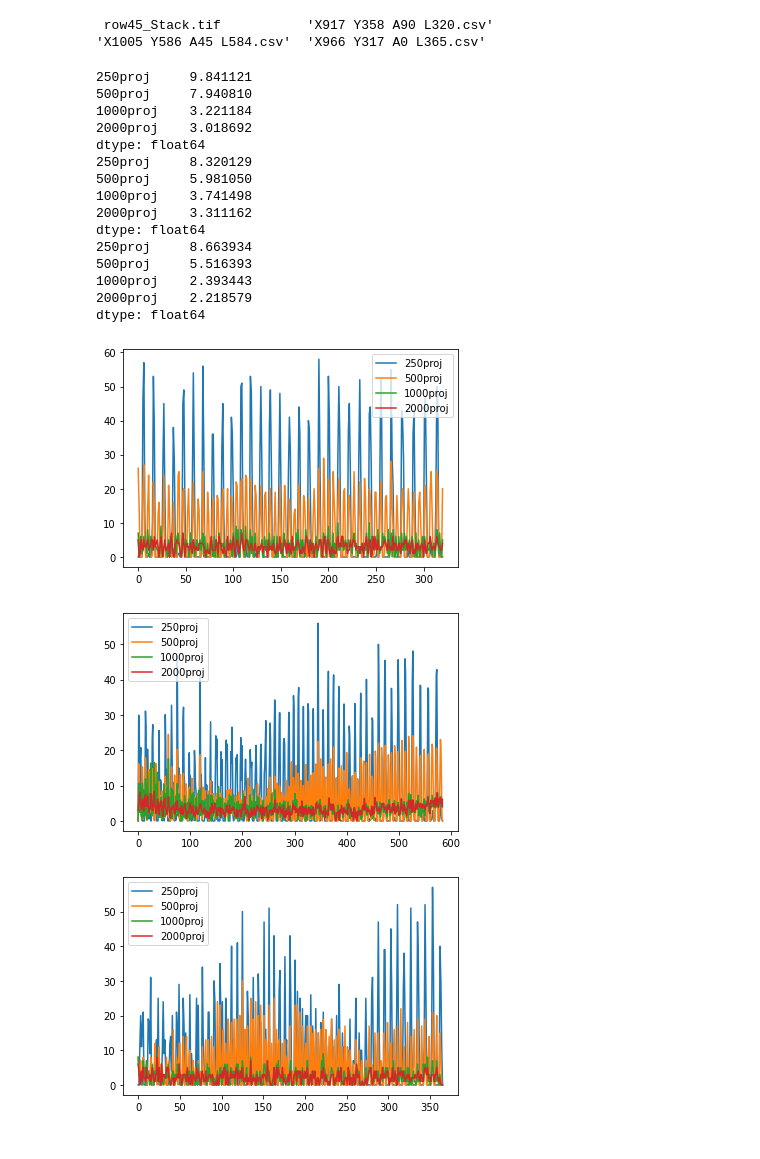
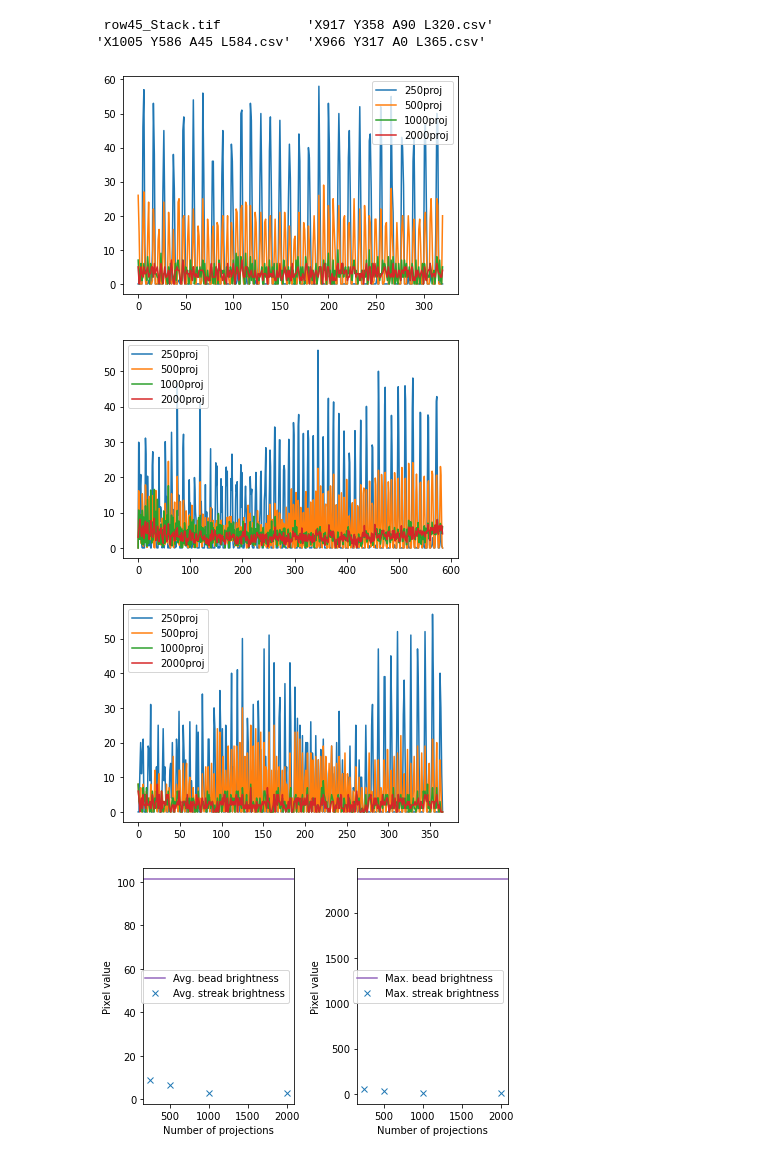
Before and after one commit to kwokkenton/optea, a Jupyter notebook: artefacts/streak_analysis.ipynb, the cells around one changed output. Saved outputs shown, nothing was run; the diff lists cells and outputs as text; code cells hidden in the pictures.

Commit message:
update streak analysis

```diff
--- a/artefacts/streak_analysis.ipynb
+++ b/artefacts/streak_analysis.ipynb
@@ -46,27 +46,49 @@ ls ./../../data_store/'2023-03-05 streak line profiles'
 # %% [output]
  row45_Stack.tif           'X917 Y358 A90 L320.csv'
 'X1005 Y586 A45 L584.csv'  'X966 Y317 A0 L365.csv'
-# %%
-for file in ['X917 Y358 A90 L320.csv', 'X1005 Y586 A45 L584.csv', 'X966 Y317 A0 L365.csv']:
-    df = pd.read_csv(f'./../../data_store/2023-03-05 streak line profiles/{file}')
-    df.plot()
-    print(df.mean())
-# %% [output]
-250proj     9.841121
-500proj     7.940810
-1000proj    3.221184
-2000proj    3.018692
-dtype: float64
-250proj     8.320129
-500proj     5.981050
-1000proj    3.741498
-2000proj    3.311162
-dtype: float64
-250proj     8.663934
-500proj     5.516393
-1000proj    2.393443
-2000proj    2.218579
-dtype: float64
-[figure, removed]
-[figure, removed]
-[figure, removed]
+# %%
+mns_250 = []
+mns_500 = []
+mns_1000 = []
+mns_2000 = []
+mxs_250 = []
+mxs_500 = []
+mxs_1000 = []
+mxs_2000 = []
+
+for file in ['X917 Y358 A90 L320.csv', 'X1005 Y586 A45 L584.csv', 'X966 Y317 A0 L365.csv']:
+    df = pd.read_csv(f'./../../data_store/2023-03-05 streak line profiles/{file}')
+    df.plot()
+    (mn_250, mn_500, mn_1000, mn_2000) = df.mean()
+    mns_250.append(mn_250)
+    mns_500.append(mn_500)
+    mns_1000.append(mn_1000)
+    mns_2000.append(mn_2000)
+    (mx_250, mx_500, mx_1000, mx_2000) = df.max()
+    mxs_250.append(mx_250)
+    mxs_500.append(mx_500)
+    mxs_1000.append(mx_1000)
+    mxs_2000.append(mx_2000)
+
+bead_means = [132.663,121.053,98.485,140.391,76.361,126.64,196.26,125.533,68.454,42.272,87.208,106.557,76.069,54.694,61.123,59.227,44.949,140.663,96.288,195.976,77.279]
+bead_maxes = [2353,2353,2353,2353,2353,2362,2362,2362,2362,2362,2362,2376,2376,2376,2376,2376,2389,2389,2389,2389,2389]
+
+fig, axs = plt.subplots(1, 2)
+axs[0].axhline(np.mean(bead_means), color='tab:purple', label='Avg. bead brightness')
+axs[0].plot(proj, [np.mean(lst) for lst in [mns_250, mns_500, mns_1000, mns_2000]], 'x', label='Avg. streak brightness')
+axs[0].set_xlabel('Number of projections')
+axs[0].set_ylabel('Pixel value')
+axs[0].legend()
+
+axs[1].axhline(np.mean(bead_maxes), color='tab:purple', label='Max. bead brightness')
+axs[1].plot(proj, [np.mean(lst) for lst in [mxs_250, mxs_500, mxs_1000, mxs_2000]], 'x', label='Max. streak brightness')
+axs[1].set_xlabel('Number of projections')
+axs[1].set_ylabel('Pixel value')
+axs[1].legend()
+plt.tight_layout()
+plt.show()
+# %% [output]
+[figure, added]
+[figure, added]
+[figure, added]
+[figure, added]
```
